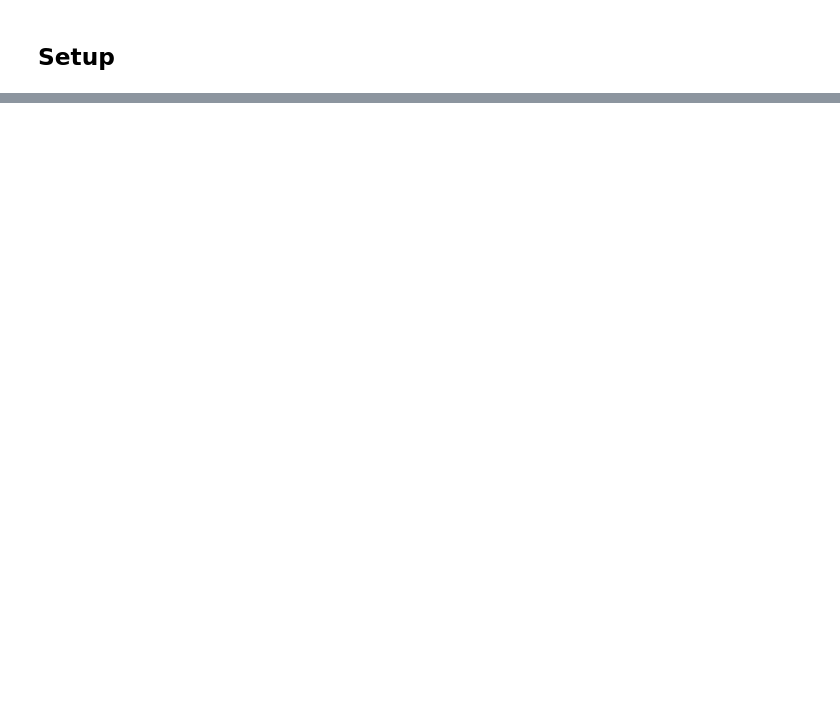
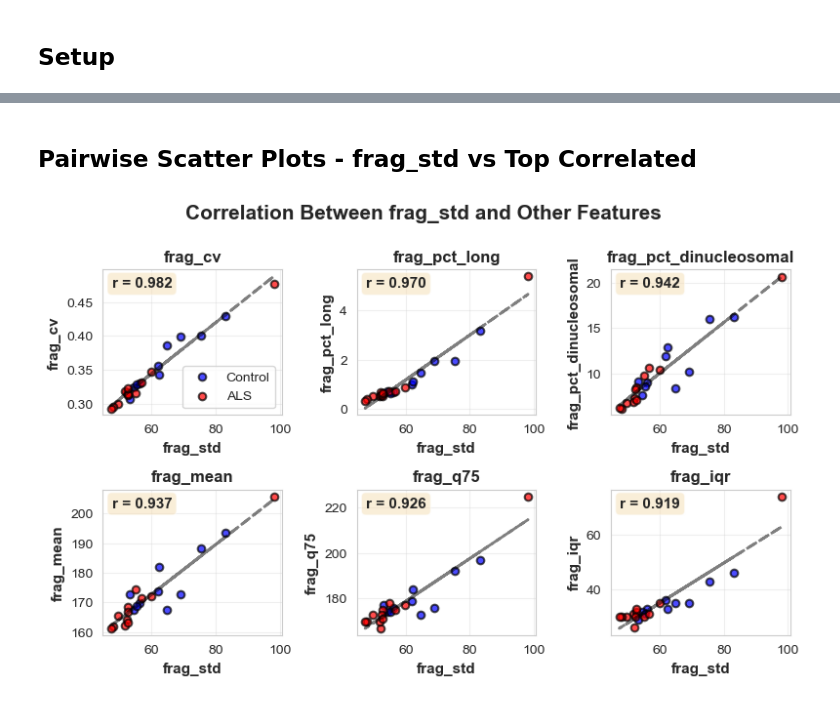
Before and after one commit to maggiebr0wn/wgbs_classifier, a Jupyter notebook: notebooks/exploratory/05_final_validation.ipynb, the cells around one changed output, grey strips where cells are left out. Saved outputs shown, nothing was run; the diff lists cells and outputs as text; code cells hidden in the pictures; blank space fills up the shorter version.

```diff
--- a/notebooks/exploratory/05_final_validation.ipynb
+++ b/notebooks/exploratory/05_final_validation.ipynb
@@ -149,0 +390,55 @@ ValueError: could not convert string to float: '[5E-1]'
+# %% [markdown]
+## Pairwise Scatter Plots - frag_std vs Top Correlated
+# %%
+# Show relationship between frag_std and other highly correlated features
+fig, axes = plt.subplots(2, 3, figsize=(8, 5))
+axes = axes.flatten()
+
+# Combine discovery and validation with labels
+combined_df = pd.concat([
+    discovery_df[combined_summary + ['disease_status']].assign(batch='Discovery'),
+    validation_df[combined_summary + ['disease_status']].assign(batch='Validation')
+])
+
+for idx, feature in enumerate(top_correlated[:6]):
+    ax = axes[idx]
+
+    # Separate by disease status
+    als_data = combined_df[combined_df['disease_status'] == 'als']
+    ctrl_data = combined_df[combined_df['disease_status'] == 'ctrl']
+
+    # Plot
+    ax.scatter(ctrl_data['frag_std'], ctrl_data[feature],
+              s=30, alpha=0.7, color='blue', label='Control',
+              edgecolors='black', linewidth=1.5)
+    ax.scatter(als_data['frag_std'], als_data[feature],
+              s=30, alpha=0.7, color='red', label='ALS',
+              edgecolors='black', linewidth=1.5)
+
+    # Add regression line
+    x = combined_df['frag_std'].values
+    y = combined_df[feature].values
+    z = np.polyfit(x, y, 1)
+    p = np.poly1d(z)
+    ax.plot(x, p(x), "k--", alpha=0.5, linewidth=2)
+
+    # Add correlation value
+    corr_val = frag_std_corr[feature]
+    ax.text(0.05, 0.95, f'r = {corr_val:.3f}',
+           transform=ax.transAxes, fontsize=11, fontweight='bold',
+           verticalalignment='top', bbox=dict(boxstyle='round', facecolor='wheat', alpha=0.5))
+
+    ax.set_xlabel('frag_std', fontsize=11, fontweight='bold')
+    ax.set_ylabel(feature, fontsize=11, fontweight='bold')
+    ax.set_title(f'{feature}', fontsize=12, fontweight='bold')
+    ax.grid(True, alpha=0.3)
+
+    if idx == 0:
+        ax.legend(loc='lower right', fontsize=10)
+
+plt.suptitle('Correlation Between frag_std and Other Features',
+             fontsize=15, fontweight='bold', y=0.995)
+plt.tight_layout()
+plt.show()
+# %% [output]
+[figure, added]
```
Also changed, not shown: parts of 20 cells of this notebook, 3 other files.
